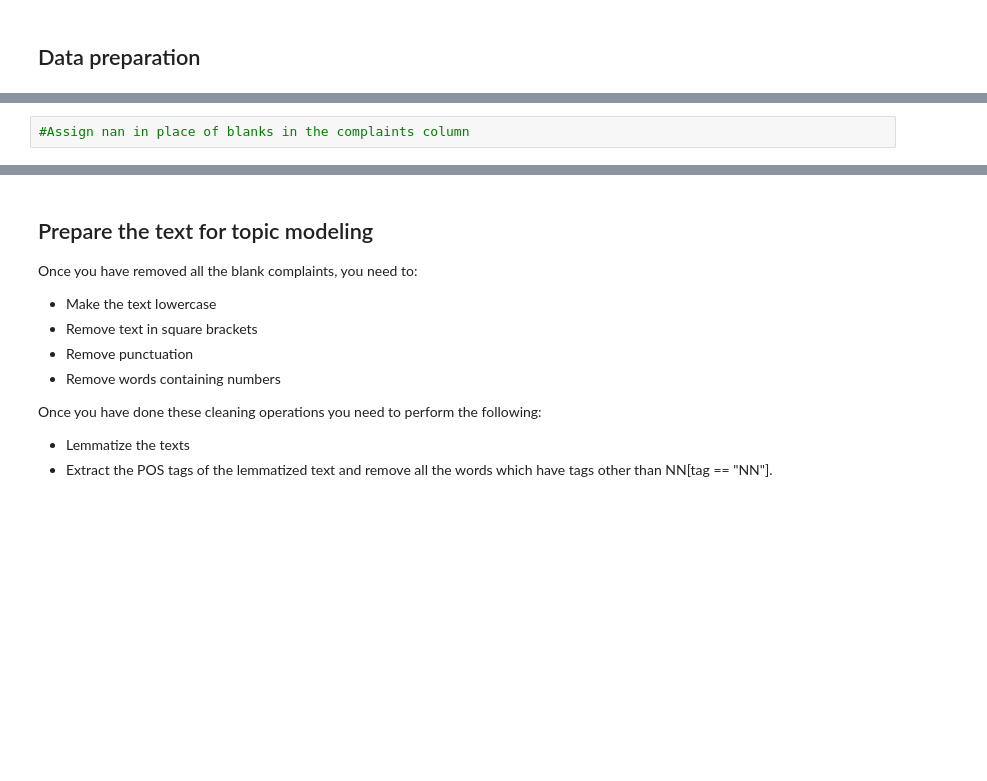
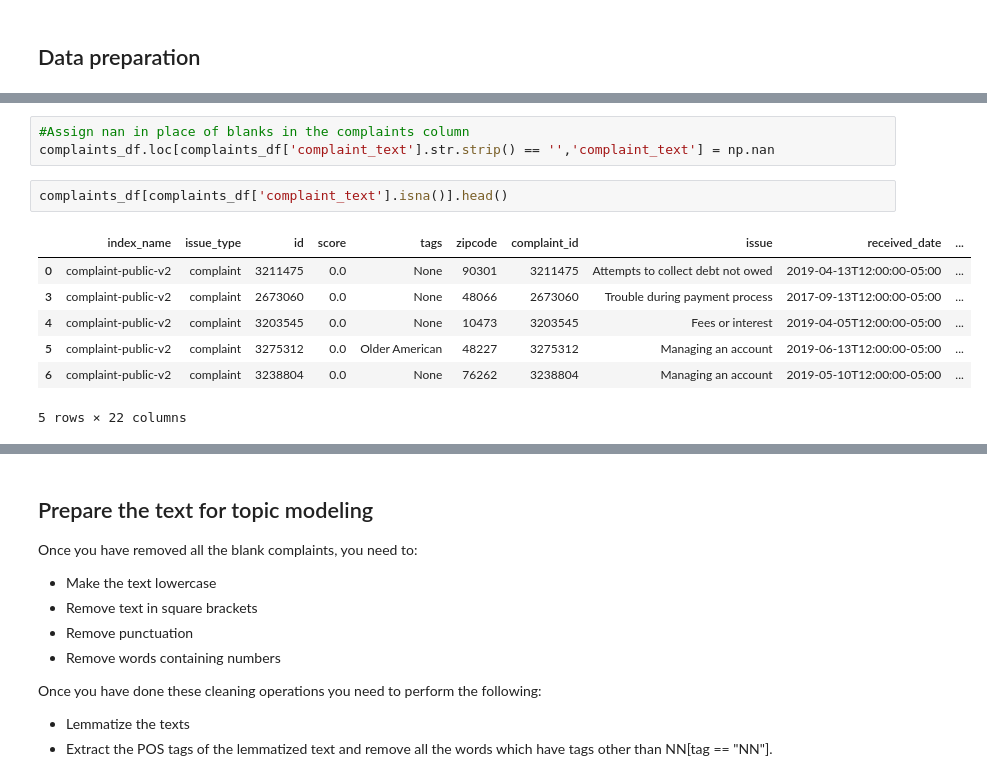
Before and after one commit to ranpariyachetan/automatic-ticket-classification, a Jupyter notebook: Automatic_Ticket_Classification_Assignment.ipynb, the cells around one changed output, grey strips where cells are left out. Saved outputs shown, nothing was run; the diff lists cells and outputs as text; blank space fills up the shorter version.

```diff
--- a/Automatic_Ticket_Classification_Assignment.ipynb
+++ b/Automatic_Ticket_Classification_Assignment.ipynb
@@ -80,2 +175,13 @@ df = pd.json_normalize(data)
 # %%
 #Assign nan in place of blanks in the complaints column
+complaints_df.loc[complaints_df['complaint_text'].str.strip() == '','complaint_text'] = np.nan
+# %%
+complaints_df[complaints_df['complaint_text'].isna()].head()
+# %% [output]
+|  | index_name | issue_type | id | score | tags | zipcode | complaint_id | issue | received_date | ... |
+| 0 | complaint-public-v2 | complaint | 3211475 | 0.0 | None | 90301 | 3211475 | Attempts to collect debt not owed | 2019-04-13T12:00:00-05:00 | ... |
+| 3 | complaint-public-v2 | complaint | 2673060 | 0.0 | None | 48066 | 2673060 | Trouble during payment process | 2017-09-13T12:00:00-05:00 | ... |
+| 4 | complaint-public-v2 | complaint | 3203545 | 0.0 | None | 10473 | 3203545 | Fees or interest | 2019-04-05T12:00:00-05:00 | ... |
+| 5 | complaint-public-v2 | complaint | 3275312 | 0.0 | Older American | 48227 | 3275312 | Managing an account | 2019-06-13T12:00:00-05:00 | ... |
+| 6 | complaint-public-v2 | complaint | 3238804 | 0.0 | None | 76262 | 3238804 | Managing an account | 2019-05-10T12:00:00-05:00 | ... |
+5 rows × 22 columns
```
Also changed, not shown: parts of 16 cells of this notebook.
